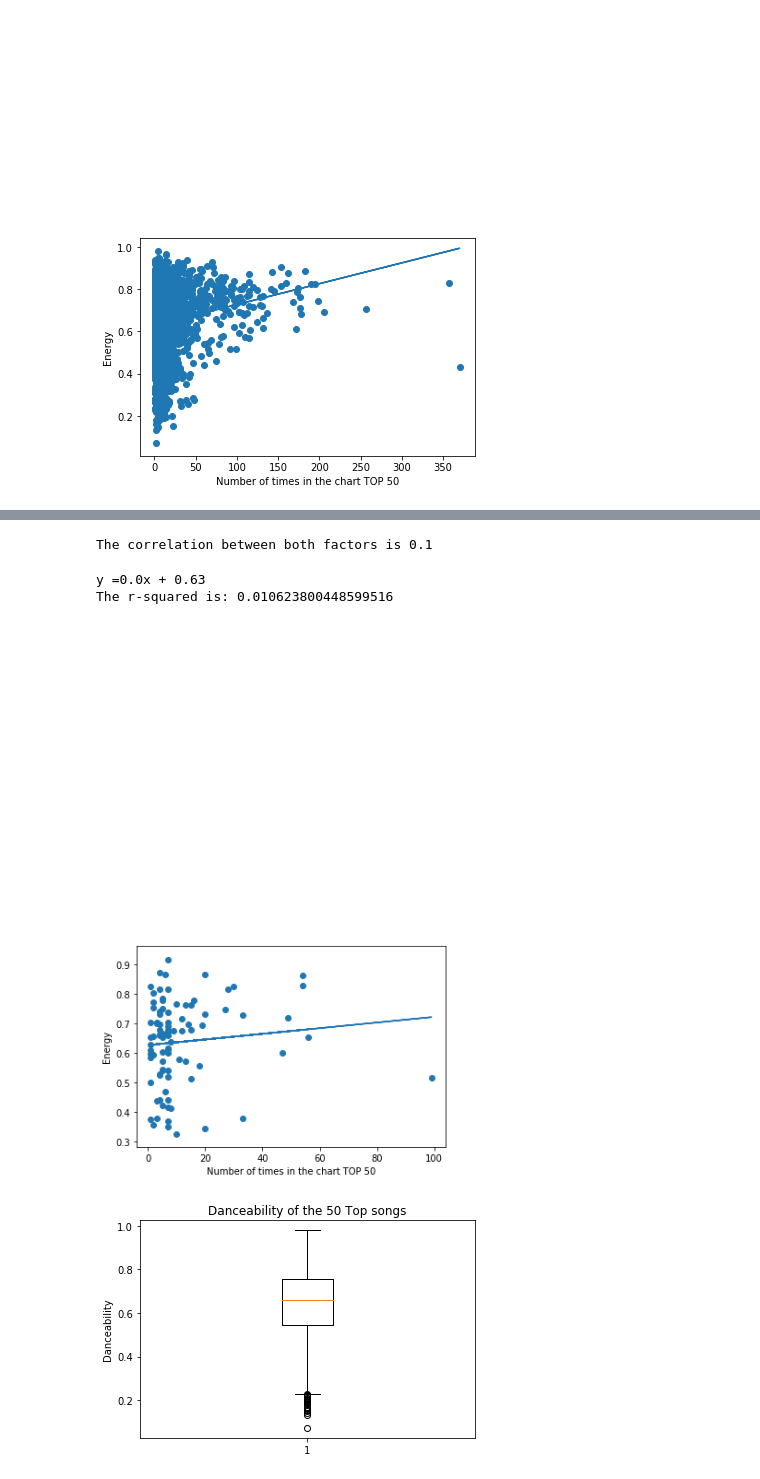
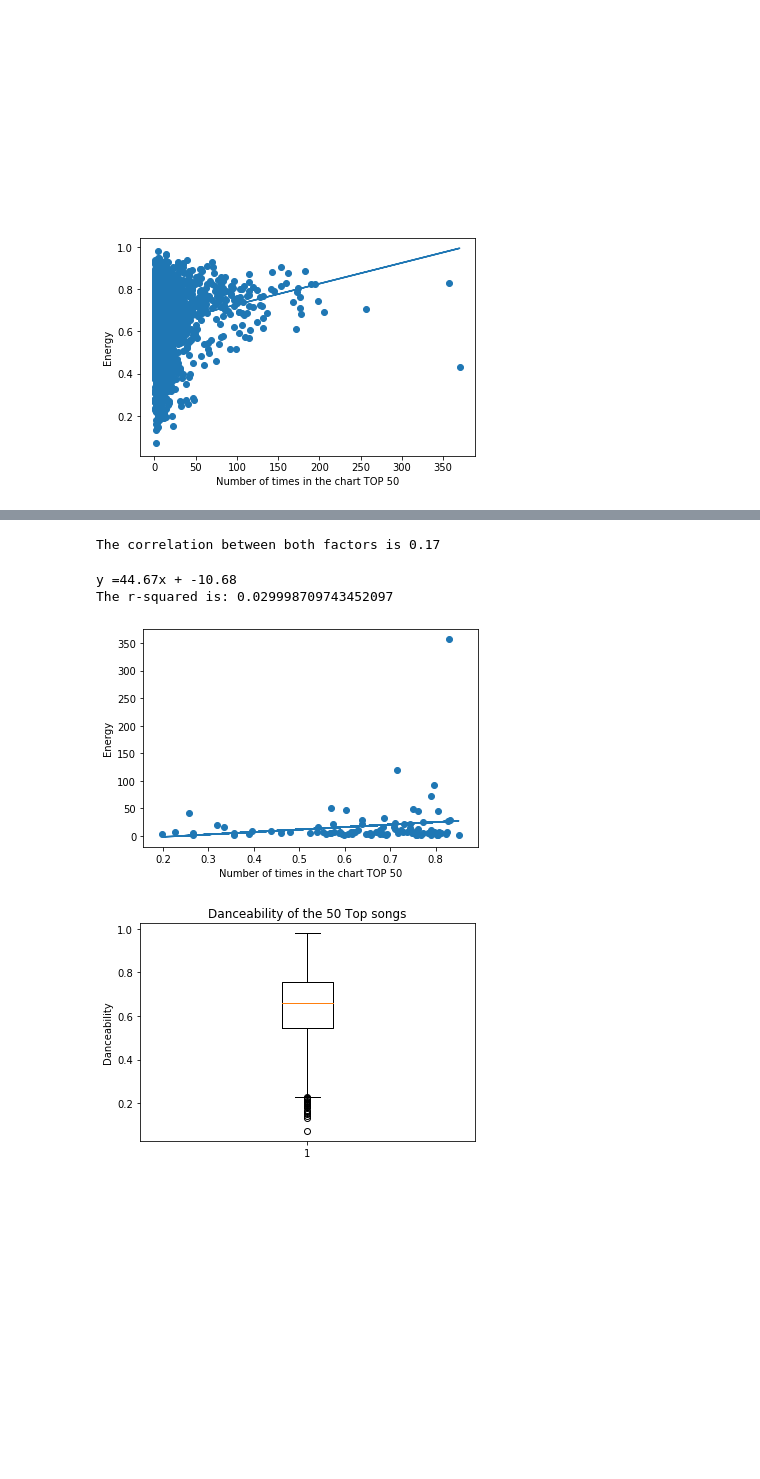
Before and after one commit to JaviSandoval94/Spotify-Trends-Analysis, a Jupyter notebook: Project1-Spotify-FinalReport-Copy1.ipynb, the cells around one changed output, grey strips where cells are left out. Cells and saved outputs as stored; diff of their text form; code cells hidden in the pictures; blank space fills up the shorter version.

```diff
--- a/Project1-Spotify-FinalReport-Copy1.ipynb
+++ b/Project1-Spotify-FinalReport-Copy1.ipynb
@@ -369,31 +369,31 @@ subset_d
 # %%
 dance_s=subset_d["Danceability"]
 position_s=subset_d["Number of times in the chart TOP 50"]
-correlation =stats.pearsonr(dance_s,position_s)
+correlation =stats.pearsonr(position_s,dance_s)
 print(f"The correlation between both factors is {round(correlation[0],2)}")
 # %% [output]
-The correlation between both factors is 0.1
+The correlation between both factors is 0.17
 # %%
-x_values=subset_d["Number of times in the chart TOP 50"]
-y_values=subset_d["Danceability"]
+x_values=subset_d["Danceability"]
+y_values=subset_d["Number of times in the chart TOP 50"]
 (slope,intercept,rvalue,pvalue,stderr) = stats.linregress(x_values,y_values)
 regress_values = x_values* slope + intercept
 line_eq= "y ="+str(round(slope,2))+"x + "+ str(round(intercept,2))
 print(line_eq)
 plt.scatter(x_values, y_values)
 plt.plot(x_values,regress_values)
 
 plt.annotate(line_eq,(1,2),fontsize=15,color="green")
 plt.xlabel("Number of times in the chart TOP 50")
 plt.ylabel("Energy")
 
 print(f"The r-squared is: {rvalue**2}")
 
 plt.show()
 # %% [output]
-y =0.0x + 0.63
-The r-squared is: 0.010623800448599516
+y =44.67x + -10.68
+The r-squared is: 0.029998709743452097
-[figure, old version]
+[figure, new version]
 # %%
 dance_boxplot=merge_df["Danceability"]
 fig1, ax1 = plt.subplots()
```
Also changed, not shown: parts of 6 cells of this notebook.
